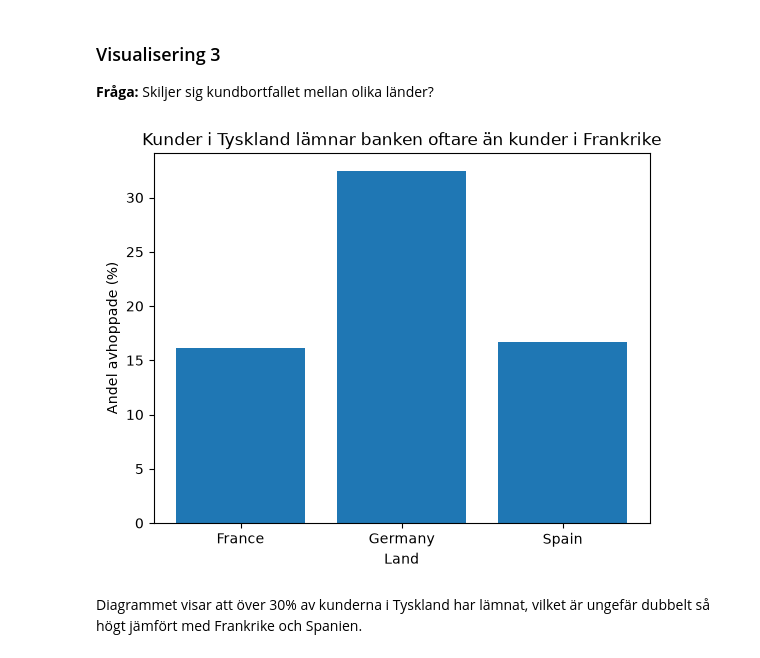
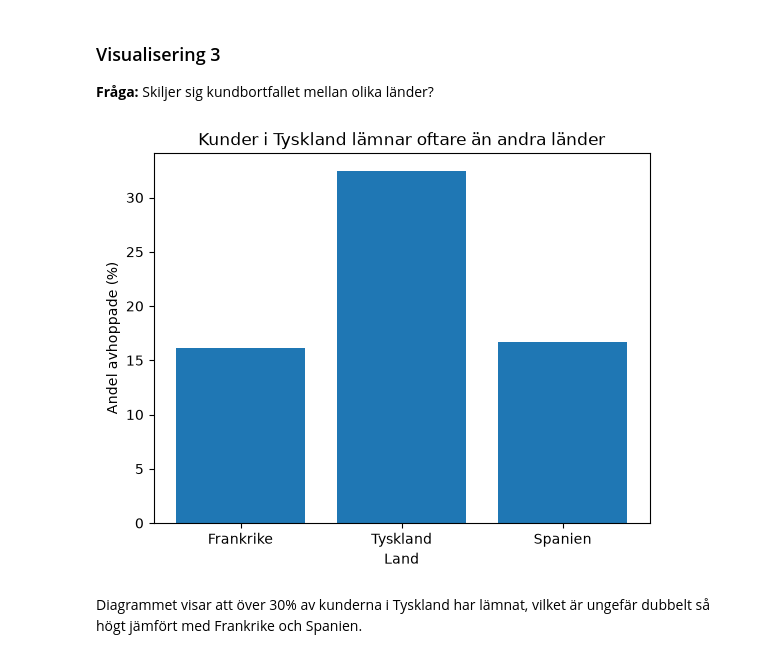
Before and after one commit to Steff-hub-max/kk1, a Jupyter notebook: kk1.ipynb, the cells around one changed output. Cells and saved outputs as stored; diff of their text form; code cells hidden in the pictures.

```diff
--- a/kk1.ipynb
+++ b/kk1.ipynb
@@ -120,13 +120,15 @@ medianåldern för de som lämnar banken är högre än för de som stannar kvar
 **Fråga:** Skiljer sig kundbortfallet mellan olika länder?
 # %%
 country_churn = df.groupby("Geography")["Exited"].mean() * 100
+translation = {'France': 'Frankrike', 'Germany': 'Tyskland', 'Spain': 'Spanien'}
+country_churn.index = country_churn.index.map(translation)
 plt.bar(country_churn.index, country_churn.values)
-plt.title('Kunder i Tyskland lämnar banken oftare än kunder i Frankrike')
+plt.title('Kunder i Tyskland lämnar oftare än andra länder')
 plt.xlabel('Land')
 plt.ylabel('Andel avhoppade (%)')
 plt.show()
 # %% [output]
-[figure, old version]
+[figure, new version]
 # %% [markdown]
 Diagrammet visar att över 30% av kunderna i Tyskland har lämnat, vilket är ungefär dubbelt så högt jämfört med Frankrike och Spanien.
 # %% [markdown]
```
Also changed, not shown: parts of 7 cells of this notebook.
